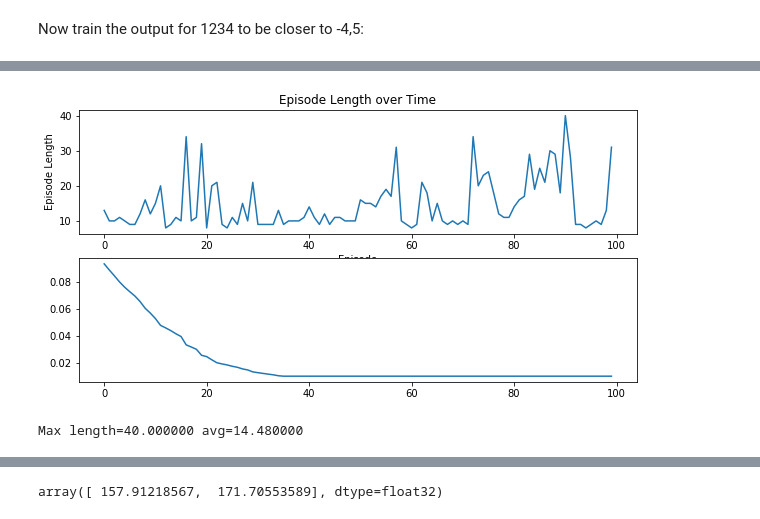
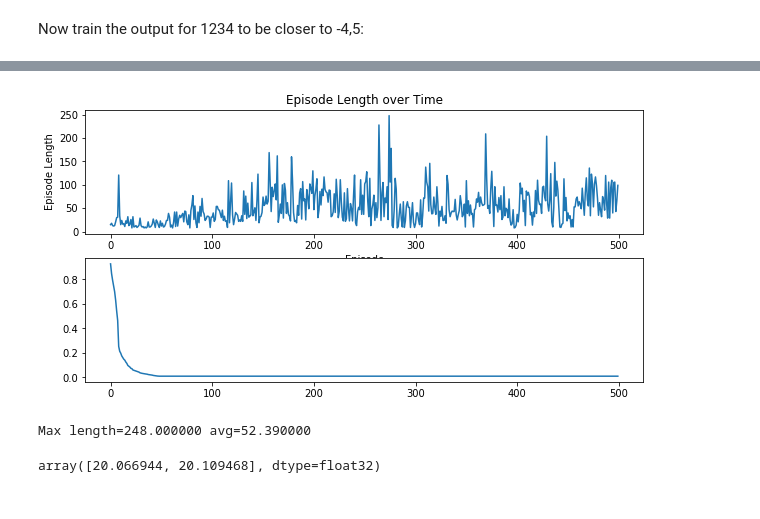
Before and after one commit to unoti/ai-gym-experiments, a Jupyter notebook: 5-CartPole-3.ipynb, the cells around one changed output, grey strips where cells are left out. Saved outputs shown, nothing was run; the diff lists cells and outputs as text; code cells hidden in the pictures.

```diff
--- a/5-CartPole-3.ipynb
+++ b/5-CartPole-3.ipynb
@@ -187,5 +211,4 @@ Max length=54.000000 avg=18.173333
-# %%
-agent.train(episodes=100, epsilon_start=0.1)
-# %% [output]
-[figure, removed]
-Max length=40.000000 avg=14.480000
+# %%
+agent = Agent(env, QLearningPolicy(env))
+agent.train(episodes=500)
+# %% [output]
@@ -192,7 +216,9 @@ Max length=40.000000 avg=14.480000
+[figure, added]
+Max length=248.000000 avg=52.390000
 # %%
 def peek():
     state = env.reset()
     return agent.policy.model.predict(state)
 peek()
 # %% [output]
-array([ 157.91218567,  171.70553589], dtype=float32)
+array([20.066944, 20.109468], dtype=float32)
```
Also changed, not shown: parts of 7 cells of this notebook.
